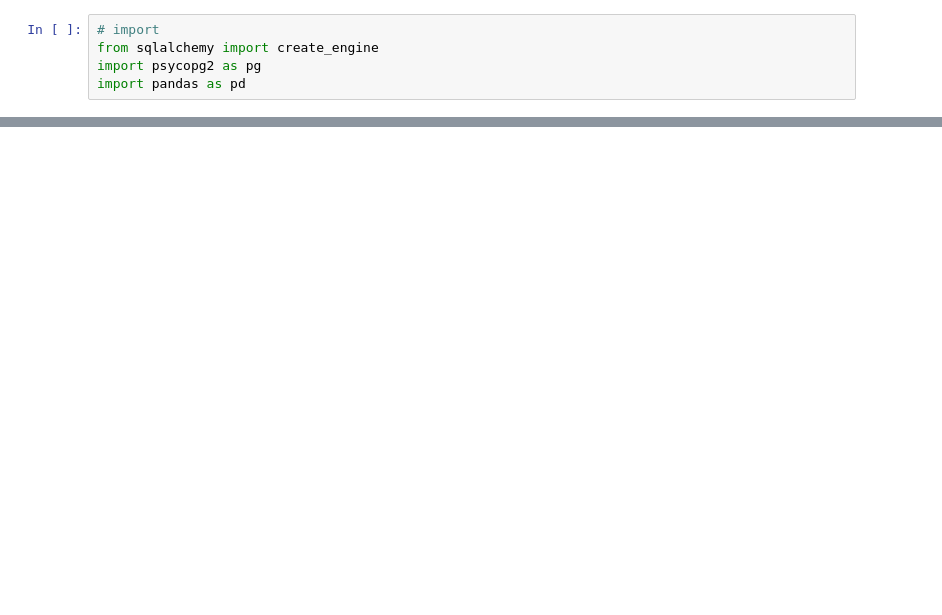
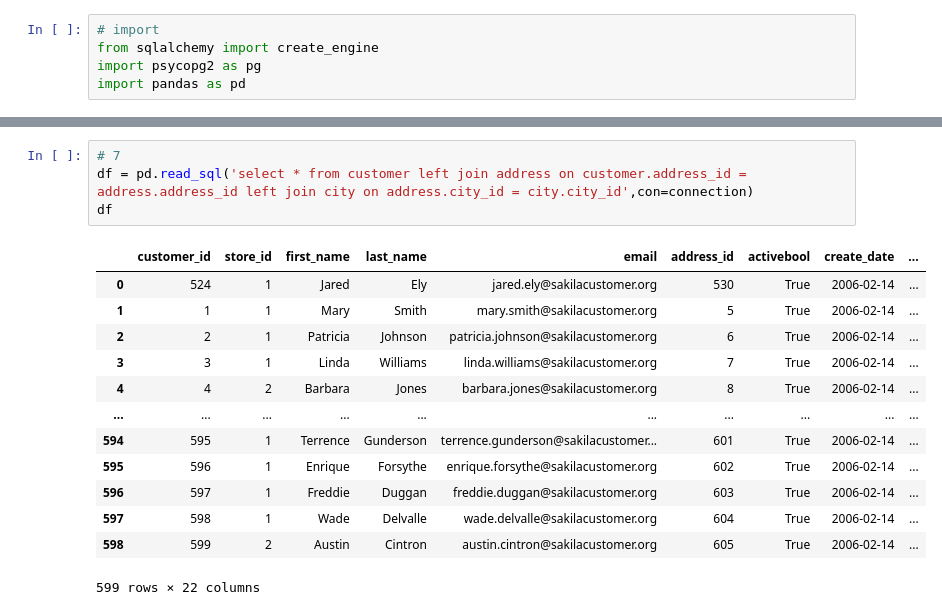
Before and after one commit to orzelAr3k/AnalizaIBazyDanych, a Jupyter notebook: Lab3/Lab3.ipynb, the cells around one changed output, grey strips where cells are left out. Drawn from its saved outputs; the diff is of its cells as text; blank space fills up the shorter version.

```diff
--- a/Lab3/Lab3.ipynb
+++ b/Lab3/Lab3.ipynb
@@ -33,0 +95,18 @@ print(df)
+# %%
+# 7
+df = pd.read_sql('select * from customer left join address on customer.address_id = address.address_id left join city on address.city_id = city.city_id',con=connection)
+df
+# %% [output]
+|  | customer_id | store_id | first_name | last_name | email | address_id | activebool | create_date | ... |
+| 0 | 524 | 1 | Jared | Ely | jared.ely@sakilacustomer.org | 530 | True | 2006-02-14 | ... |
+| 1 | 1 | 1 | Mary | Smith | mary.smith@sakilacustomer.org | 5 | True | 2006-02-14 | ... |
+| 2 | 2 | 1 | Patricia | Johnson | patricia.johnson@sakilacustomer.org | 6 | True | 2006-02-14 | ... |
+| 3 | 3 | 1 | Linda | Williams | linda.williams@sakilacustomer.org | 7 | True | 2006-02-14 | ... |
+| 4 | 4 | 2 | Barbara | Jones | barbara.jones@sakilacustomer.org | 8 | True | 2006-02-14 | ... |
+| ... | ... | ... | ... | ... | ... | ... | ... | ... | ... |
+| 594 | 595 | 1 | Terrence | Gunderson | terrence.gunderson@sakilacustomer... | 601 | True | 2006-02-14 | ... |
+| 595 | 596 | 1 | Enrique | Forsythe | enrique.forsythe@sakilacustomer.org | 602 | True | 2006-02-14 | ... |
+| 596 | 597 | 1 | Freddie | Duggan | freddie.duggan@sakilacustomer.org | 603 | True | 2006-02-14 | ... |
+| 597 | 598 | 1 | Wade | Delvalle | wade.delvalle@sakilacustomer.org | 604 | True | 2006-02-14 | ... |
+| 598 | 599 | 2 | Austin | Cintron | austin.cintron@sakilacustomer.org | 605 | True | 2006-02-14 | ... |
+599 rows × 22 columns
```
Also changed, not shown: parts of 6 cells of this notebook.
